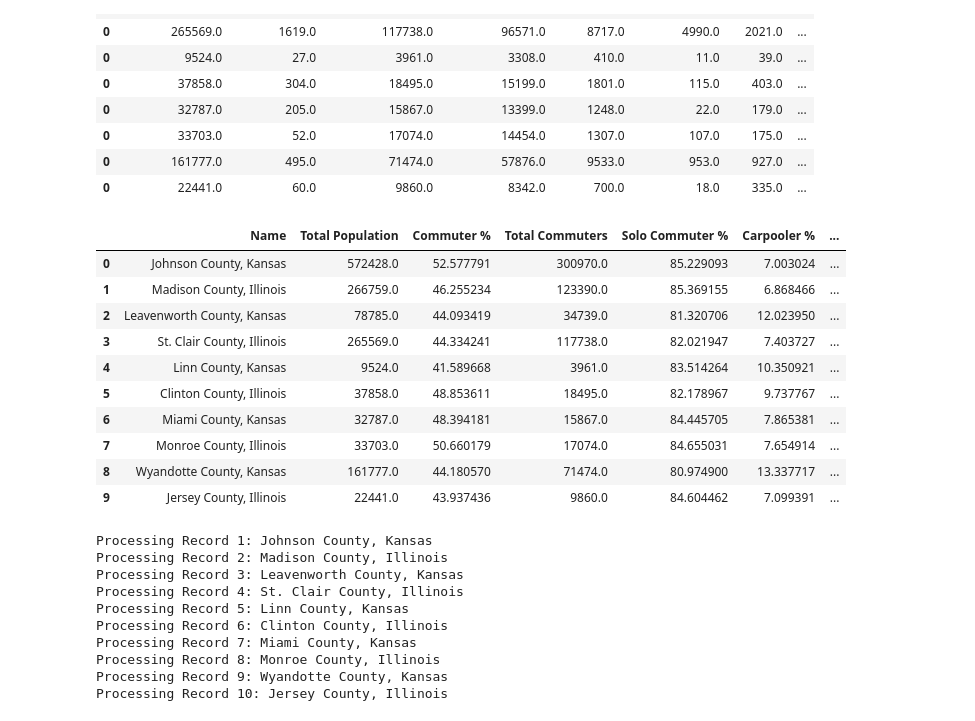
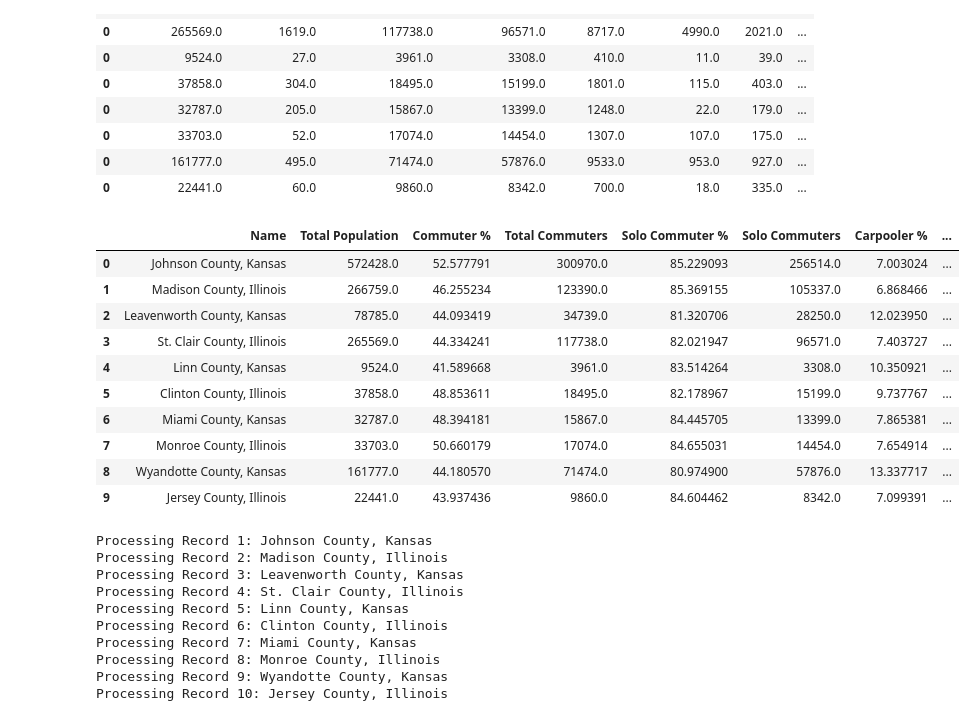
Before and after one commit to Ampwy5/Project1Git-, a Jupyter notebook: Data Retrieval & Cleaning/Data Retrieval & Cleaning 2.ipynb, the cells around one changed output. Saved outputs shown, nothing was run; the diff lists cells and outputs as text; code cells hidden in the pictures.

```diff
--- a/Data Retrieval & Cleaning/Data Retrieval & Cleaning 2.ipynb
+++ b/Data Retrieval & Cleaning/Data Retrieval & Cleaning 2.ipynb
@@ -245,41 +210,43 @@ other_state_commute_data
 # %%
 #calculate commuter %
 other_state_commute_data["Commuter %"] = (other_state_commute_data["Total Commuters"]
                                           / other_state_commute_data["Total Population"] * 100)
 
 #list commute type columns
 commute_types = ["Solo Commuters", "Carpoolers", "Public Transit", "Walking", "Other Transit"]
 #calculate commute type %s
 commute_type_percents = [other_state_commute_data[commute_type] / other_state_commute_data["Total Commuters"] * 100
                          for commute_type in commute_types]
 
 #store %s in new columns per commute type
 other_state_commute_data["Solo Commuter %"] = commute_type_percents[0]
 other_state_commute_data["Carpooler %"] = commute_type_percents[1]
 other_state_commute_data["Public Transit %"] = commute_type_percents[2]
 other_state_commute_data["Walking %"] = commute_type_percents[3]
 other_state_commute_data["Other Transit %"] = commute_type_percents[4]
 
 
 other_state_commute_data = other_state_commute_data.reset_index()
 other_state_commute_data = other_state_commute_data[["Name", "Total Population",
                                                      "Commuter %", "Total Commuters",
-                                                     "Solo Commuter %", "Carpooler %",
-                                                     "Public Transit %", "Walking %",
-                                                     "Other Transit %"]]
+                                                     "Solo Commuter %", "Solo Commuters",
+                                                     "Carpooler %", "Carpoolers",
+                                                     "Public Transit %", "Public Transit",
+                                                     "Walking %", "Walking",
+                                                     "Other Transit %", "Other Transit"]]
 other_state_commute_data
 # %% [output]
-|  | Name | Total Population | Commuter % | Total Commuters | Solo Commuter % | Carpooler % | ... |
-| 0 | Johnson County, Kansas | 572428.0 | 52.577791 | 300970.0 | 85.229093 | 7.003024 | ... |
-| 1 | Madison County, Illinois | 266759.0 | 46.255234 | 123390.0 | 85.369155 | 6.868466 | ... |
-| 2 | Leavenworth County, Kansas | 78785.0 | 44.093419 | 34739.0 | 81.320706 | 12.023950 | ... |
-| 3 | St. Clair County, Illinois | 265569.0 | 44.334241 | 117738.0 | 82.021947 | 7.403727 | ... |
-| 4 | Linn County, Kansas | 9524.0 | 41.589668 | 3961.0 | 83.514264 | 10.350921 | ... |
-| 5 | Clinton County, Illinois | 37858.0 | 48.853611 | 18495.0 | 82.178967 | 9.737767 | ... |
-| 6 | Miami County, Kansas | 32787.0 | 48.394181 | 15867.0 | 84.445705 | 7.865381 | ... |
-| 7 | Monroe County, Illinois | 33703.0 | 50.660179 | 17074.0 | 84.655031 | 7.654914 | ... |
-| 8 | Wyandotte County, Kansas | 161777.0 | 44.180570 | 71474.0 | 80.974900 | 13.337717 | ... |
-| 9 | Jersey County, Illinois | 22441.0 | 43.937436 | 9860.0 | 84.604462 | 7.099391 | ... |
+|  | Name | Total Population | Commuter % | Total Commuters | Solo Commuter % | Solo Commuters | Carpooler % | ... |
+| 0 | Johnson County, Kansas | 572428.0 | 52.577791 | 300970.0 | 85.229093 | 256514.0 | 7.003024 | ... |
+| 1 | Madison County, Illinois | 266759.0 | 46.255234 | 123390.0 | 85.369155 | 105337.0 | 6.868466 | ... |
+| 2 | Leavenworth County, Kansas | 78785.0 | 44.093419 | 34739.0 | 81.320706 | 28250.0 | 12.023950 | ... |
+| 3 | St. Clair County, Illinois | 265569.0 | 44.334241 | 117738.0 | 82.021947 | 96571.0 | 7.403727 | ... |
+| 4 | Linn County, Kansas | 9524.0 | 41.589668 | 3961.0 | 83.514264 | 3308.0 | 10.350921 | ... |
+| 5 | Clinton County, Illinois | 37858.0 | 48.853611 | 18495.0 | 82.178967 | 15199.0 | 9.737767 | ... |
+| 6 | Miami County, Kansas | 32787.0 | 48.394181 | 15867.0 | 84.445705 | 13399.0 | 7.865381 | ... |
+| 7 | Monroe County, Illinois | 33703.0 | 50.660179 | 17074.0 | 84.655031 | 14454.0 | 7.654914 | ... |
+| 8 | Wyandotte County, Kansas | 161777.0 | 44.180570 | 71474.0 | 80.974900 | 57876.0 | 13.337717 | ... |
+| 9 | Jersey County, Illinois | 22441.0 | 43.937436 | 9860.0 | 84.604462 | 8342.0 | 7.099391 | ... |
 # %%
 ##find coordinates for each county
 #set base url for google maps geocoding
```
Also changed, not shown: parts of 4 cells of this notebook, 4 other files.
